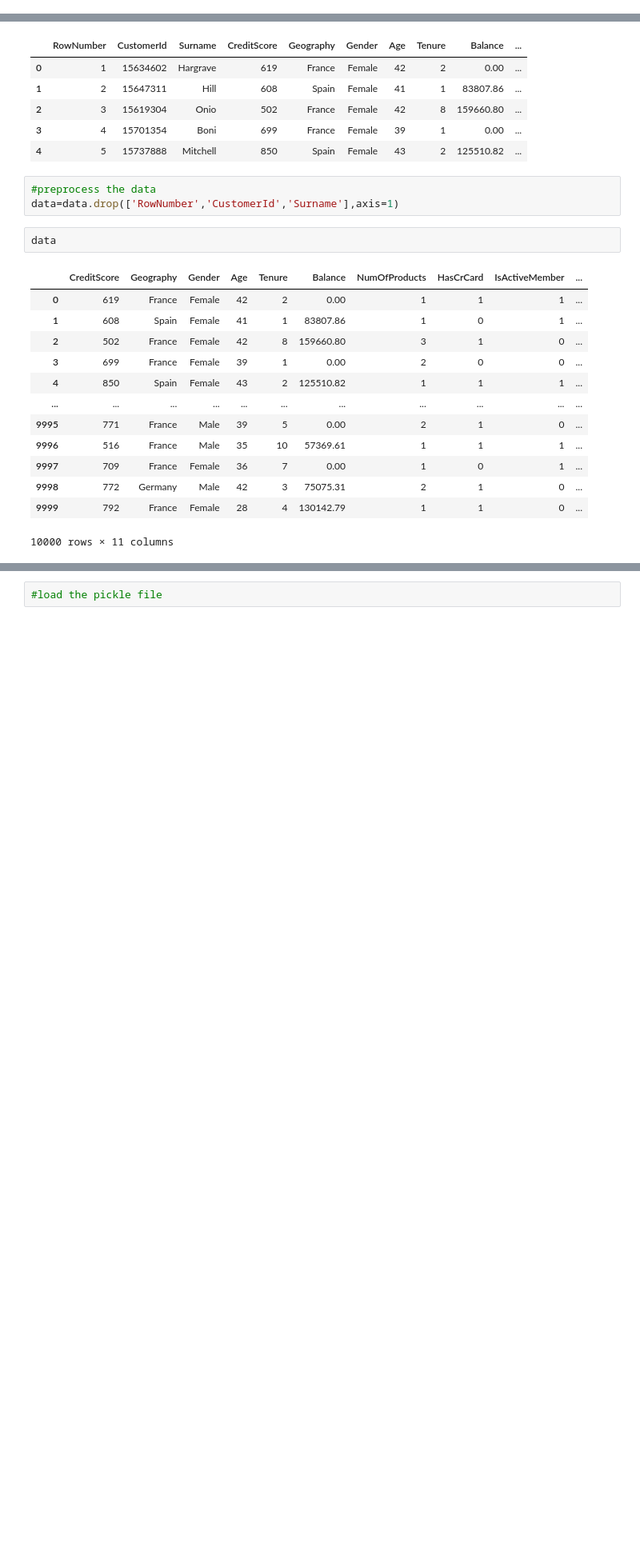
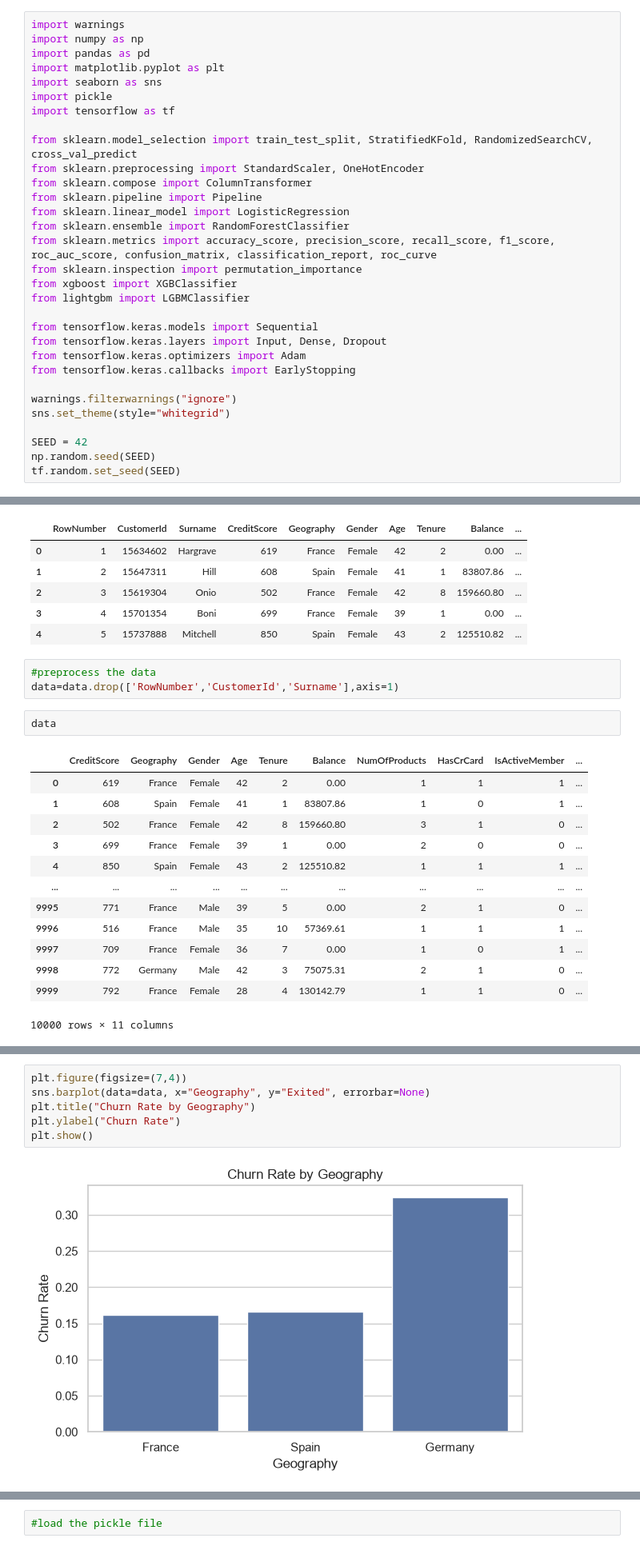
Before and after one commit to Vaibhav5854/Customer-Churn, a Jupyter notebook: experiments.ipynb, the cells around one changed output, grey strips where cells are left out. Shown at 80% size. Cells and saved outputs as stored; diff of their text form; blank space fills up the shorter version.

```diff
--- a/experiments.ipynb
+++ b/experiments.ipynb
@@ -5,0 +34,31 @@ import pickle
+# %%
+import warnings
+import numpy as np
+import pandas as pd
+import matplotlib.pyplot as plt
+import seaborn as sns
+import pickle
+import tensorflow as tf
+
+from sklearn.model_selection import train_test_split, StratifiedKFold, RandomizedSearchCV, cross_val_predict
+from sklearn.preprocessing import StandardScaler, OneHotEncoder
+from sklearn.compose import ColumnTransformer
+from sklearn.pipeline import Pipeline
+from sklearn.linear_model import LogisticRegression
+from sklearn.ensemble import RandomForestClassifier
+from sklearn.metrics import accuracy_score, precision_score, recall_score, f1_score, roc_auc_score, confusion_matrix, classification_report, roc_curve
+from sklearn.inspection import permutation_importance
+from xgboost import XGBClassifier
+from lightgbm import LGBMClassifier
+
+from tensorflow.keras.models import Sequential
+from tensorflow.keras.layers import Input, Dense, Dropout
+from tensorflow.keras.optimizers import Adam
+from tensorflow.keras.callbacks import EarlyStopping
+
+warnings.filterwarnings("ignore")
+sns.set_theme(style="whitegrid")
+
+SEED = 42
+np.random.seed(SEED)
+tf.random.set_seed(SEED)
@@ -323,0 +177,8 @@ model.save('model.h5')
+# %%
+plt.figure(figsize=(7,4))
+sns.barplot(data=data, x="Geography", y="Exited", errorbar=None)
+plt.title("Churn Rate by Geography")
+plt.ylabel("Churn Rate")
+plt.show()
+# %% [output]
+[figure, added]
```
Also changed, not shown: parts of 85 cells of this notebook, 17 other files.
